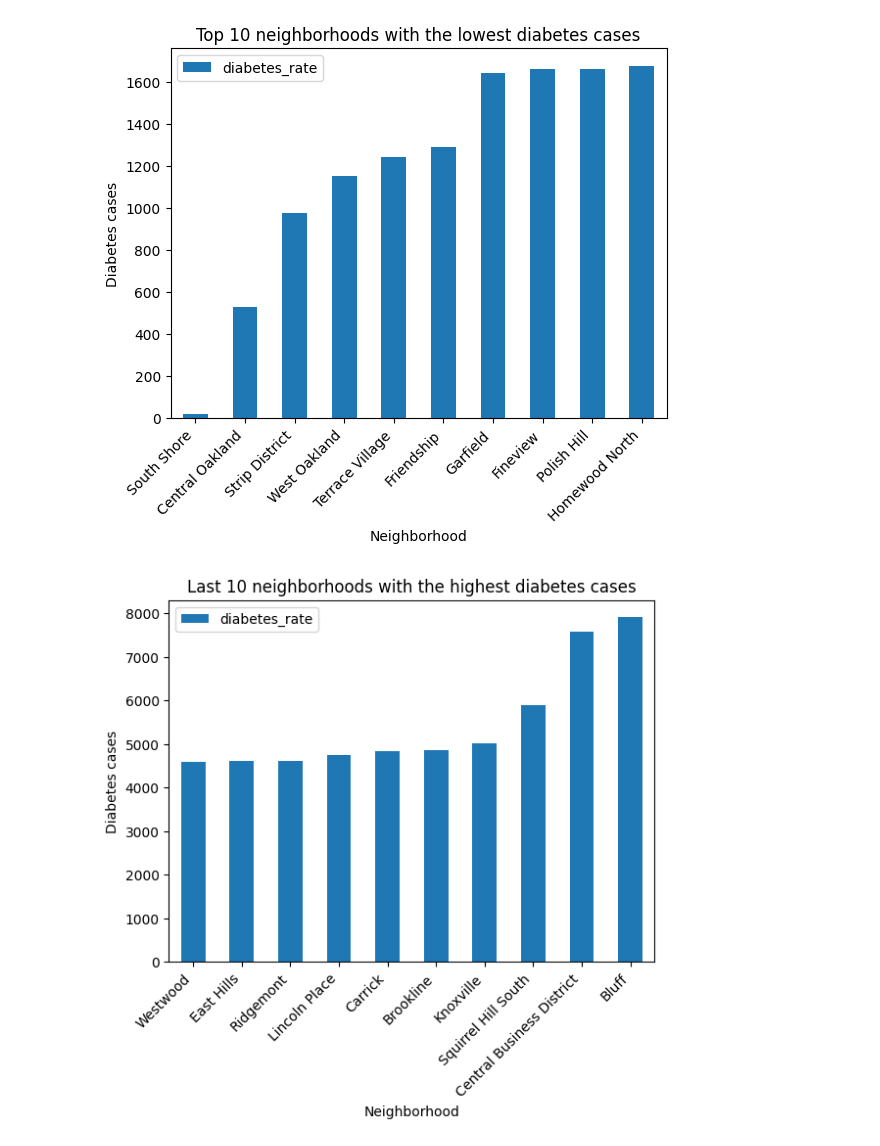
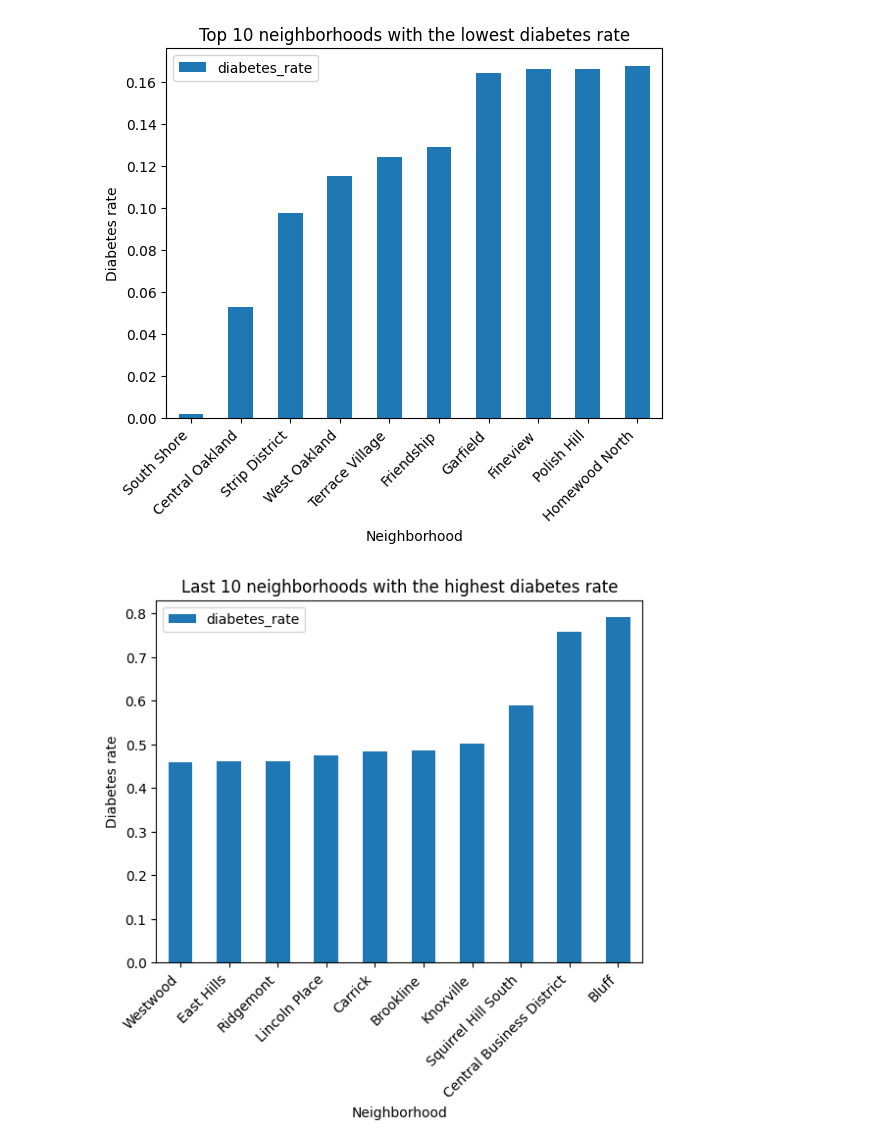
Before and after one commit to Bryant1070/Final-Project-Where-s-Weifeng, a Jupyter notebook: Notebook.ipynb, the cells around one changed output. Drawn from its saved outputs; the diff is of its cells as text; code cells hidden in the pictures.

```diff
--- a/Notebook.ipynb
+++ b/Notebook.ipynb
@@ -57,32 +49,32 @@ df_merged = df_cleaned
 # %%
 # calculate the diabetes rate for each neighborhood
-df_merged['diabetes_rate'] = df_merged.filter(like='BP').sum(axis=1) + df_merged.filter(like='BW').sum(axis=1) + df_merged.filter(like='BM').sum(axis=1)
+df_merged['diabetes_rate'] = (df_merged.filter(like='BP').sum(axis=1) + df_merged.filter(like='BW').sum(axis=1) + df_merged.filter(like='BM').sum(axis=1))/10000
 
 # sort the neighborhoods by diabetes rate in ascending order
 df_sorted = df_merged.sort_values(by='diabetes_rate')
 
 # create a bar plot showing the 10 neighborhoods with the lowest diabetes rate
 df_top10 = df_sorted.head(10)
 ax = df_top10.plot(kind='bar', x='Neighborhood', y='diabetes_rate')
 ax.set_xticklabels(df_top10['Neighborhood'], rotation=45, ha='right')
-ax.set_title('Top 10 neighborhoods with the lowest diabetes cases')
+ax.set_title('Top 10 neighborhoods with the lowest diabetes rate')
 ax.set_xlabel('Neighborhood')
-ax.set_ylabel('Diabetes cases')
+ax.set_ylabel('Diabetes rate')
 
 plt.show()
 
 # create a bar plot showing the 10 neighborhoods with the highest diabetes rate
 df_last10 = df_sorted.tail(10)
 ax = df_last10.plot(kind='bar', x='Neighborhood', y='diabetes_rate')
 ax.set_xticklabels(df_last10['Neighborhood'], rotation=45, ha='right')
-ax.set_title('Last 10 neighborhoods with the highest diabetes cases')
+ax.set_title('Last 10 neighborhoods with the highest diabetes rate')
 ax.set_xlabel('Neighborhood')
-ax.set_ylabel('Diabetes cases')
+ax.set_ylabel('Diabetes rate')
 
 plt.show()
 # %% [output]
-[figure, old version]
+[figure, new version]
-[figure, old version]
+[figure, new version]
 # %%
 # concatenate the two dataframes vertically
 df_concatenated = pd.concat([df_top10, df_last10])
```
Also changed, not shown: parts of 7 cells of this notebook.
